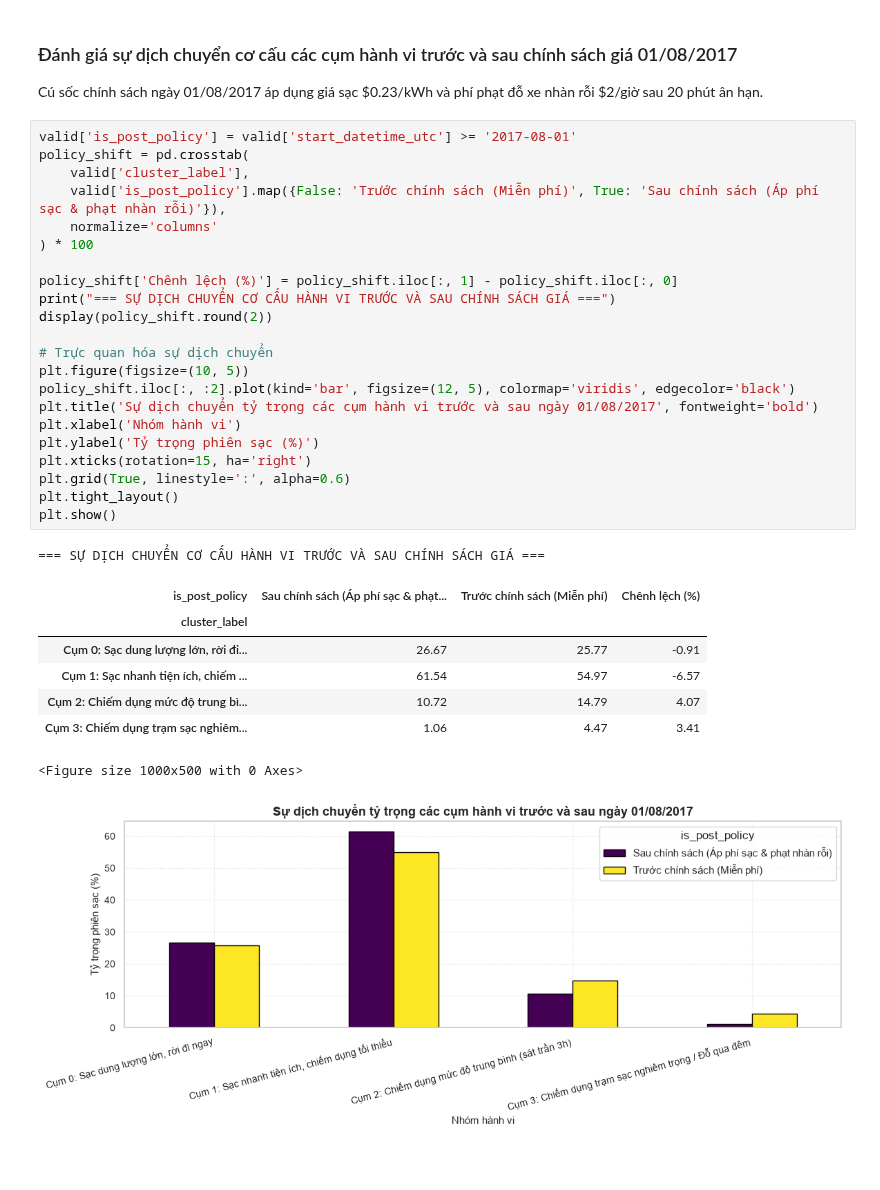
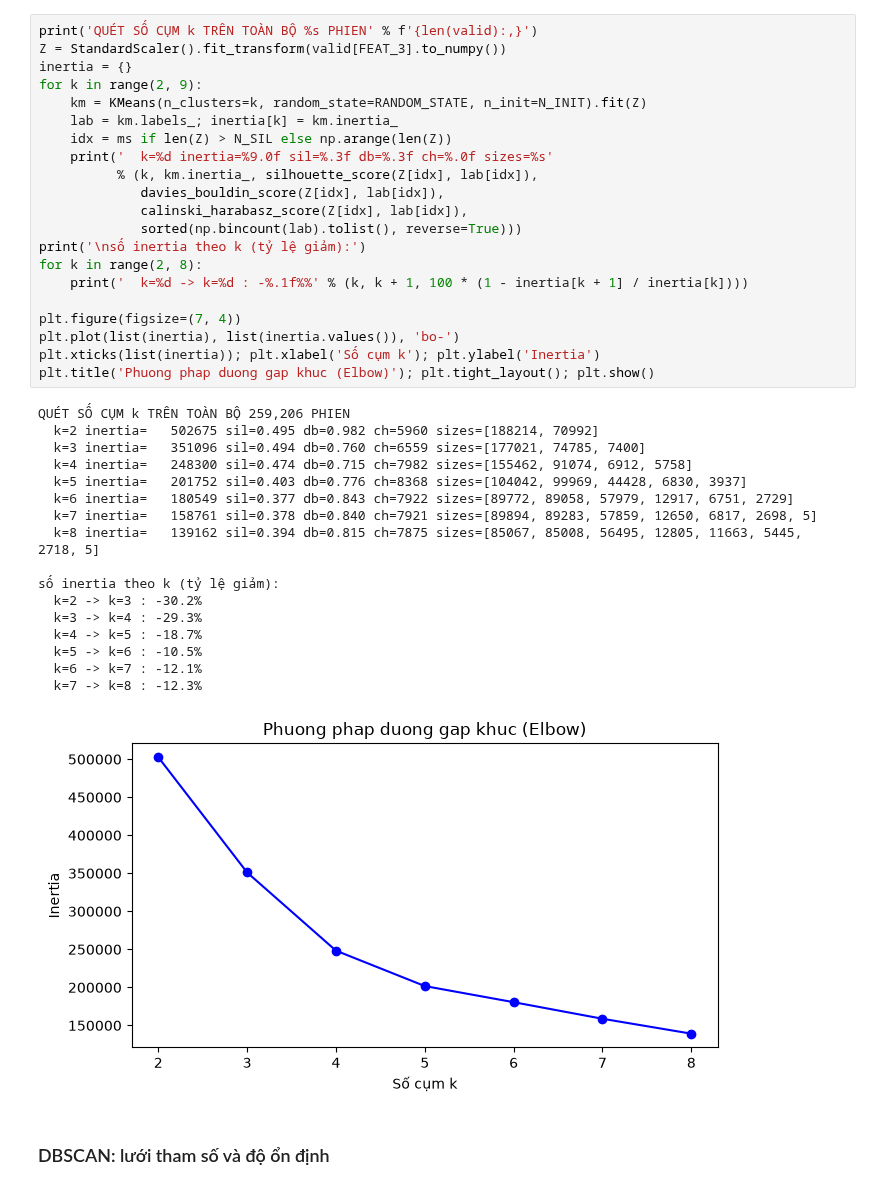
Before and after one commit to mkn67/ev-charging-analytics---IS403, a Jupyter notebook: notebooks/02_NV2_occupancy_clustering.ipynb, the cells around one changed output. Drawn from its saved outputs; the diff is of its cells as text; blank space fills up the shorter version.

```diff
--- a/notebooks/02_NV2_occupancy_clustering.ipynb
+++ b/notebooks/02_NV2_occupancy_clustering.ipynb
@@ -247,35 +185,41 @@ display(profile)
-# %% [markdown]
-### Đánh giá sự dịch chuyển cơ cấu các cụm hành vi trước và sau chính sách giá 01/08/2017
-Cú sốc chính sách ngày 01/08/2017 áp dụng giá sạc \$0.23/kWh và phí phạt đỗ xe nhàn rỗi \$2/giờ sau 20 phút ân hạn.
-# %%
-valid['is_post_policy'] = valid['start_datetime_utc'] >= '2017-08-01'
-policy_shift = pd.crosstab(
-    valid['cluster_label'],
-    valid['is_post_policy'].map({False: 'Trước chính sách (Miễn phí)', True: 'Sau chính sách (Áp phí sạc & phạt nhàn rỗi)'}),
-    normalize='columns'
-) * 100
-
-policy_shift['Chênh lệch (%)'] = policy_shift.iloc[:, 1] - policy_shift.iloc[:, 0]
-print("=== SỰ DỊCH CHUYỂN CƠ CẤU HÀNH VI TRƯỚC VÀ SAU CHÍNH SÁCH GIÁ ===")
-display(policy_shift.round(2))
-
-# Trực quan hóa sự dịch chuyển
-plt.figure(figsize=(10, 5))
-policy_shift.iloc[:, :2].plot(kind='bar', figsize=(12, 5), colormap='viridis', edgecolor='black')
-plt.title('Sự dịch chuyển tỷ trọng các cụm hành vi trước và sau ngày 01/08/2017', fontweight='bold')
-plt.xlabel('Nhóm hành vi')
-plt.ylabel('Tỷ trọng phiên sạc (%)')
-plt.xticks(rotation=15, ha='right')
-plt.grid(True, linestyle=':', alpha=0.6)
-plt.tight_layout()
-plt.show()
-# %% [output]
-=== SỰ DỊCH CHUYỂN CƠ CẤU HÀNH VI TRƯỚC VÀ SAU CHÍNH SÁCH GIÁ ===
-| is_post_policy | Sau chính sách (Áp phí sạc & phạt... | Trước chính sách (Miễn phí) | Chênh lệch (%) |
-| cluster_label |  |  |  |
-| Cụm 0: Sạc dung lượng lớn, rời đi... | 26.67 | 25.77 | -0.91 |
-| Cụm 1: Sạc nhanh tiện ích, chiếm ... | 61.54 | 54.97 | -6.57 |
-| Cụm 2: Chiếm dụng mức độ trung bì... | 10.72 | 14.79 | 4.07 |
-| Cụm 3: Chiếm dụng trạm sạc nghiêm... | 1.06 | 4.47 | 3.41 |
-<Figure size 1000x500 with 0 Axes>
-[figure, removed]
+# %%
+print('QUÉT SỐ CỤM k TRÊN TOÀN BỘ %s PHIEN' % f'{len(valid):,}')
+Z = StandardScaler().fit_transform(valid[FEAT_3].to_numpy())
+inertia = {}
+for k in range(2, 9):
+    km = KMeans(n_clusters=k, random_state=RANDOM_STATE, n_init=N_INIT).fit(Z)
+    lab = km.labels_; inertia[k] = km.inertia_
+    idx = ms if len(Z) > N_SIL else np.arange(len(Z))
+    print('  k=%d inertia=%9.0f sil=%.3f db=%.3f ch=%.0f sizes=%s'
+          % (k, km.inertia_, silhouette_score(Z[idx], lab[idx]),
+             davies_bouldin_score(Z[idx], lab[idx]),
+             calinski_harabasz_score(Z[idx], lab[idx]),
+             sorted(np.bincount(lab).tolist(), reverse=True)))
+print('\nsố inertia theo k (tỷ lệ giảm):')
+for k in range(2, 8):
+    print('  k=%d -> k=%d : -%.1f%%' % (k, k + 1, 100 * (1 - inertia[k + 1] / inertia[k])))
+
+plt.figure(figsize=(7, 4))
+plt.plot(list(inertia), list(inertia.values()), 'bo-')
+plt.xticks(list(inertia)); plt.xlabel('Số cụm k'); plt.ylabel('Inertia')
+plt.title('Phuong phap duong gap khuc (Elbow)'); plt.tight_layout(); plt.show()
+# %% [output]
+QUÉT SỐ CỤM k TRÊN TOÀN BỘ 259,206 PHIEN
+  k=2 inertia=   502675 sil=0.495 db=0.982 ch=5960 sizes=[188214, 70992]
+  k=3 inertia=   351096 sil=0.494 db=0.760 ch=6559 sizes=[177021, 74785, 7400]
+  k=4 inertia=   248300 sil=0.474 db=0.715 ch=7982 sizes=[155462, 91074, 6912, 5758]
+  k=5 inertia=   201752 sil=0.403 db=0.776 ch=8368 sizes=[104042, 99969, 44428, 6830, 3937]
+  k=6 inertia=   180549 sil=0.377 db=0.843 ch=7922 sizes=[89772, 89058, 57979, 12917, 6751, 2729]
+  k=7 inertia=   158761 sil=0.378 db=0.840 ch=7921 sizes=[89894, 89283, 57859, 12650, 6817, 2698, 5]
+  k=8 inertia=   139162 sil=0.394 db=0.815 ch=7875 sizes=[85067, 85008, 56495, 12805, 11663, 5445, 2718, 5]
+
+số inertia theo k (tỷ lệ giảm):
+  k=2 -> k=3 : -30.2%
+  k=3 -> k=4 : -29.3%
+  k=4 -> k=5 : -18.7%
+  k=5 -> k=6 : -10.5%
+  k=6 -> k=7 : -12.1%
+  k=7 -> k=8 : -12.3%
+[figure, added]
+# %% [markdown]
+### DBSCAN: lưới tham số và độ ổn định
```
Also changed, not shown: parts of 24 cells of this notebook.
